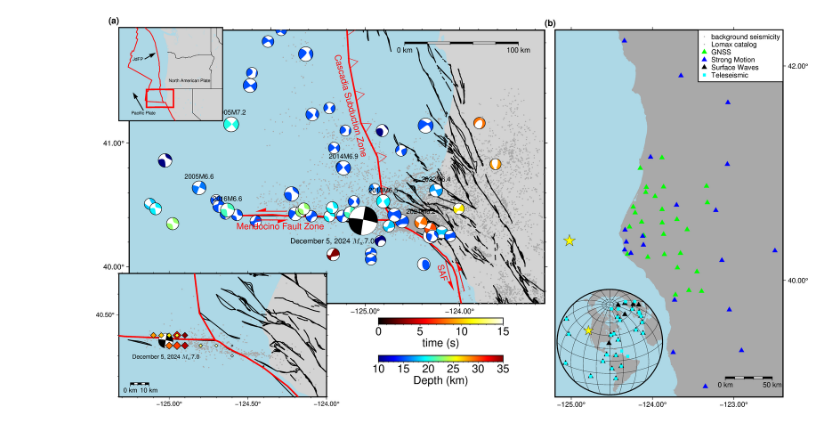
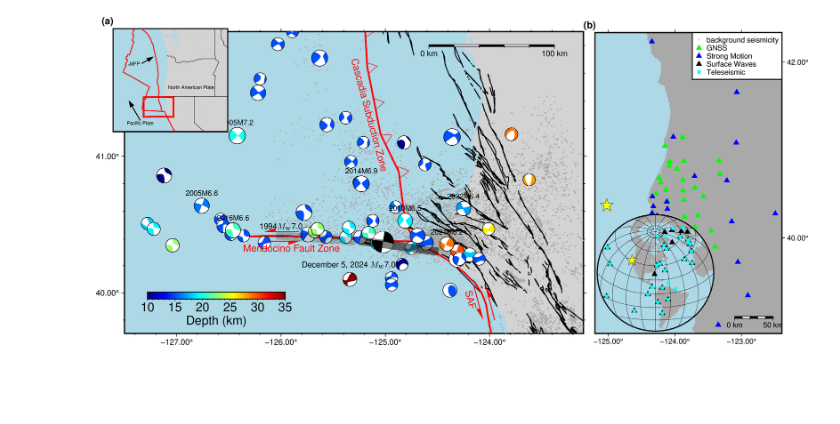
Before and after one commit to Thomas-Ulrich/2024CapeMendocinoEarthquake, a Jupyter notebook: figures/figure1/plot.ipynb, the cells around one changed output. Saved outputs shown, nothing was run; the diff lists cells and outputs as text; code cells hidden in the pictures; blank space fills up the shorter version.

```diff
--- a/figures/figure1/plot.ipynb
+++ b/figures/figure1/plot.ipynb
@@ -44,6 +36,7 @@ fig.plot(
 fig.plot(data='./output.gmt', pen='1p,black', close=True)
 fig.plot(data='./SAF_Men.gmt', pen='2p,red')
 fig.plot(data='./cascedia.gmt', pen='2p,red', style='f1.5c/0.5c+r+t+p0.5p,red')
+
 fig.meca(spec=cmt_small.iloc[:, 3:], longitude=cmt_small.lon, latitude=cmt_small.lat, scale=0.5, pen='0.5p', convention='mt', depth=cmt_small.depth, cmap='cmt.cpt')
 fig.meca(spec=cmt_large.iloc[:, 3:], longitude=cmt_large.lon, latitude=cmt_large.lat, scale=0.5, pen='0.5p', convention='mt', depth=cmt_large.depth, cmap='cmt.cpt', event_name=cmt_large.name)
 fig.text(x=-125.15, y=41.3, text='Cascadia Subduction Zone', font='12p,red', angle=-75)
@@ -70,14 +63,28 @@ event_data = pd.DataFrame({
 event_data = pd.concat([event_data, focal_df], axis=1)
 
 # Plot the beachball using GCMT convention
-fig.meca(spec=event_data, scale="3c", offset=True)
-fig.text(x=-125.35, y=40.374, text='December 5, 2024 @[M_{w}@[7.0', font='10p', angle=0, offset='0/-1c')
-
+fig.meca(spec=event_data, scale="2c", offset=True)
+fig.text(x=-126.0, y=40.57, text='1994@[M_{\\textrm{w}}@[7.0', font='10p', angle=0, offset='0/-0.5c')
+fig.text(x=-125.35, y=40.374, text='December 5, 2024 @[M_{\\textrm{w}}@[7.0', font='10p', angle=0, offset='0/-1c')
 
 fig.plot(x=-126.15, y=40.38, style="v0.5c+ea+r+h0.1+a35", direction=([0], [1.5]), pen="1p,red", fill="red")
 fig.plot(x=-125.83, y=40.45, style="v0.5c+ea+r+h0.1+a35", direction=([180], [1.5]), pen="1p,red", fill="red")
+
+span_1994={'lon':[-126.046, -125.286], 'lat':[40.422, 40.381]}
+span_2024={'lon':[-125.247, -124.490], 'lat':[40.383, 40.303]}
+
+fig.plot(x=span_1994["lon"], y=span_1994["lat"], pen = "10p,black@80%")
+fig.plot(x=span_2024["lon"], y=span_2024["lat"], pen = "10p,black@50%")
+
 fig.basemap(map_scale="n0.8/0.95+w100k+f+u")
 
+#Add the color bar for depth
+with pygmt.config(FONT_LABEL='24p,Helvetica,black', FONT_ANNOT_PRIMARY='24p,Helvetica,black'):
+    fig.colorbar(
+        cmap='cmt.cpt',  # Use the same colormap as in the mec plot
+        position="JBC+w6c/0.3c+o-6c/-1.8c+h",  # Position of the color bar
+        frame='af+lDepth (km)'  # Label the color bar
+    )
 ##############################################################################################################################################################################################################################################################################
 ##############################################################################################################################################################################################################################################################################
 ##############################################################################################################################################################################################################################################################################
@@ -107,82 +114,15 @@ fig.text(position='TL', text='(a)', font='12p,Helvetica-Bold', offset='-0.5c/0.5
 # ##############################################################################################################################################################################################################################################################################
 # ##############################################################################################################################################################################################################################################################################
 # ##############################################################################################################################################################################################################################################################################
-fig.shift_origin(yshift='-13.3c')
-region3=[-125.32, -124, 40.1, 40.7]
-pygmt.config(FORMAT_GEO_MAP='ddd.xx', MAP_FRAME_TYPE='plain')
-
-fig.coast(
-    frame=['WSne', 'xa0.5f0.1', 'ya0.5f0.1'],
-    projection=f"M10",
-    region=region3,
-    land='lightgray',
-    water='lightblue'
-)
+fig.shift_origin(yshift='-8.8c')
 
 
-fig.plot(
-    x=cat.lon,
-    y=cat.lat,
-    style="c0.05c",
-    fill="darkgray",
-    label='Lomax catalog'
-)
-
-fig.plot(data='./output.gmt', pen='1p,black', close=True)
-fig.plot(data='./SAF_Men.gmt', pen='2p,red')
-fig.plot(data='./cascedia.gmt', pen='2p,red')
-
-fig.text(x=-125.15, y=41.3, text='Cascadia Subduction Zone', font='12p,red', angle=-75)
-fig.text(x=-124.18, y=39.95, text='SAF', font='12p,red', angle=-75)
-fig.plot(x=-123.95, y=39.8, style="v0.5c+ea+r+h0.1+a35", direction=([105], [1.5]), pen="1p,red", fill="red")
-fig.plot(x=-124.15, y=40.05, style="v0.5c+ea+r+h0.1+a35", direction=([285], [1.5]), pen="1p,red", fill="red")
-fig.text(x=-125.9, y=40.33, text='Mendocino Fault Zone', font='12p,red', angle=0)
-
-focal_mechanism = [
-    [280, 84, -179, 189, 89, -6, 4.028, 19]  # Single event
-]
-
-# Create a DataFrame to pass to pygmt.meca
-focal_df = pd.DataFrame(focal_mechanism, columns=["strike1", "dip1", "rake1", "strike2", "dip2", "rake2", "mantissa", "exponent"])
-
-# Event information (longitude, latitude, depth) and location for beachball
-event_data = pd.DataFrame({
-    "longitude": [-125.022],
-    "latitude": [40.374],
-    "depth": [10.0]
-})
-
-# Add the focal mechanism DataFrame to the event DataFrame
-event_data = pd.concat([event_data, focal_df], axis=1)
-
-# Plot the beachball using GCMT convention
-fig.meca(spec=event_data, scale="1.5c", offset=True)
-fig.text(x=-125.022, y=40.345, text='December 5, 2024 @[M_{w}@[7.0', font='8p', angle=0, offset='0/-0.5c')
-
-
-fig.plot(x=-126.15, y=40.38, style="v0.5c+ea+r+h0.1+a35", direction=([0], [1.5]), pen="1p,red", fill="red")
-fig.plot(x=-125.83, y=40.45, style="v0.5c+ea+r+h0.1+a35", direction=([180], [1.5]), pen="1p,red", fill="red")
-fig.plot(x=back_projection.lon, y=back_projection.lat, style="dd", size=0.4 * back_projection.beam_power, fill=back_projection.time, cmap='back_projection.cpt', pen='0.5p')
-# Add the color bar for depth
-with pygmt.config(FONT_LABEL='24p,Helvetica,black', FONT_ANNOT_PRIMARY='24p,Helvetica,black'):
-    fig.colorbar(
-        cmap='cmt.cpt',  # Use the same colormap as in the mec plot
-        position="JBC+w6c/0.3c+o10.5c/-2c",  # Position of the color bar
-        frame='af+lDepth (km)'  # Label the color bar
-    )
-    fig.colorbar(
-        cmap='back_projection.cpt',  # Use the same colormap as in the mec plot
-        position="JBC+w6c/0.3c+o10.5c/-3.8c",  # Position of the color bar
-        frame='af+ltime (s)' # Label the color bar
-    )
-fig.basemap(map_scale="n0.1/0.1+w10k+f+u")
 
 fig.shift_origin(xshift='21c')
 t_stations = kinematic_inv_stations[kinematic_inv_stations.type.isin(['SM', 'GPS'])]
 
 region = [-125.2, t_stations.lon.max()+0.1, t_stations.lat.min()-0.1, t_stations.lat.max()+0.1]
-pygmt.config(FORMAT_GEO_MAP='ddd.xx', MAP_FRAME_TYPE='plain')
-fig.coast(region=region, projection='M10.98c', frame=['lSnE', 'xa1.0', 'ya2'], land='darkgray', water='lightblue', area_thresh=10000)
+fig.coast(region=region, projection='M8.15c', frame=['lSnE', 'xa1.0', 'ya2'], land='darkgray', water='lightblue', area_thresh=10000)
 fig.text(position='TL', text='(b)', font='12p,Helvetica-Bold', offset='-0.5c/0.5c', no_clip=True)
 
 t_stations = kinematic_inv_stations[kinematic_inv_stations.type.isin(['GPS'])]
@@ -214,6 +154,5 @@ t_stations = kinematic_inv_stations[kinematic_inv_stations.type.isin(['body'])]
 fig.plot(x=t_stations.lon, y=t_stations.lat, style='s0.2c', fill='cyan')
 fig.plot(x=event_data.longitude, y=event_data.latitude, style='a0.5c', fill='yellow', pen='0.2p,black')
 
-# # fig.savefig('./figures/fig1.pdf')
 fig.show(width=1200)
 # %% [output]
@@ -222 +159 @@ plot [WARNING]:  not a valid number and may not be decoded properly.
-[figure, old version]
+[figure, new version]
```
Also changed, not shown: parts of 9 cells of this notebook, 5 other files.
